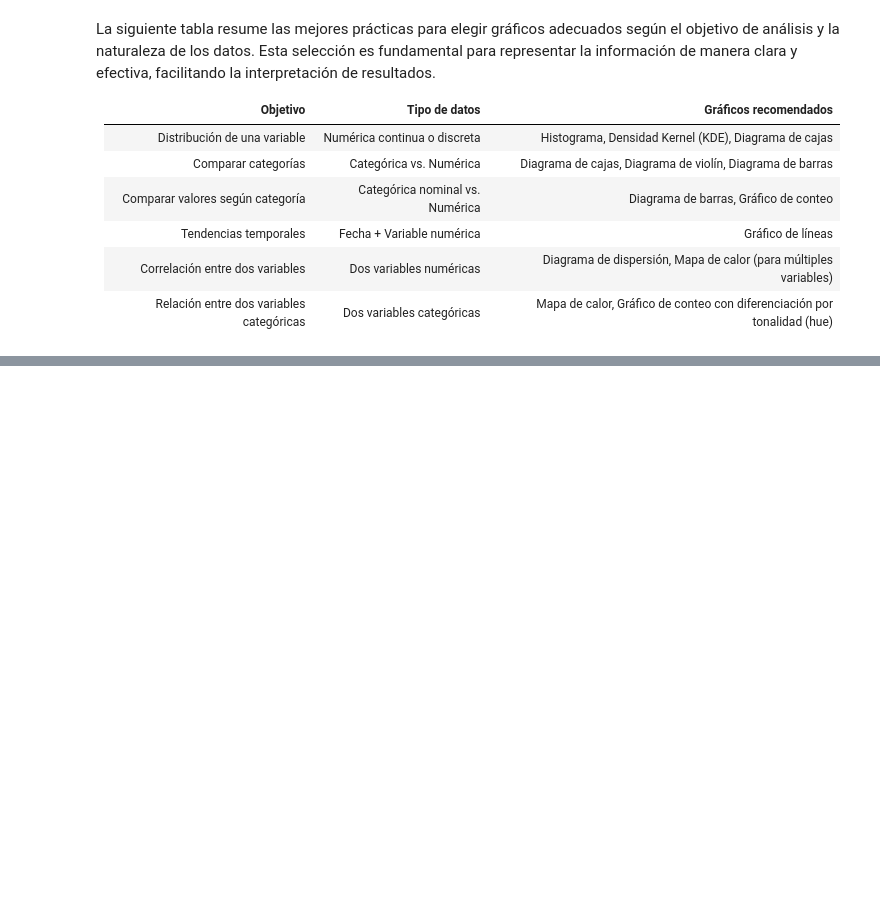
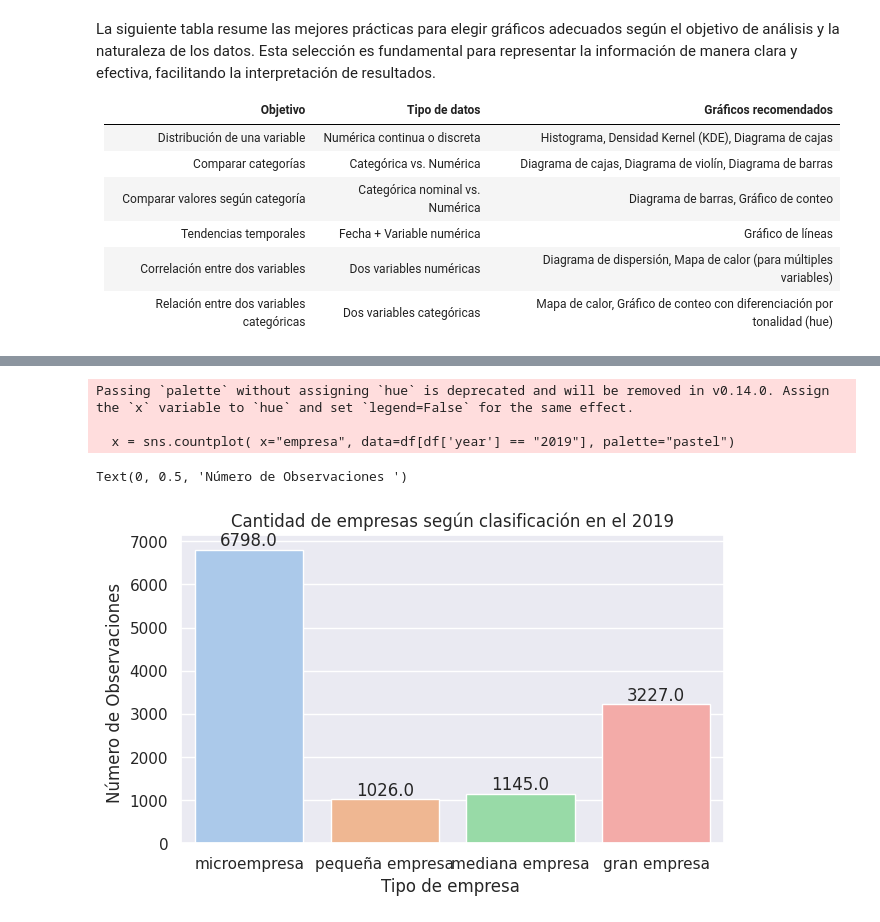
Before and after one commit to JonathanRosasV/PythonBasico2, a Jupyter notebook: Clase_1/python2_clase-1_lab.ipynb, the cells around one changed output, grey strips where cells are left out. Drawn from its saved outputs; the diff is of its cells as text; code cells hidden in the pictures; blank space fills up the shorter version.

```diff
--- a/Clase_1/python2_clase-1_lab.ipynb
+++ b/Clase_1/python2_clase-1_lab.ipynb
@@ -56,0 +73,13 @@ Data:
+# %%
+# Importar las librerías necesarias
+import pandas as pd
+import matplotlib.pyplot as plt
+import seaborn as sns
+
+
+
+# Importar la base de datos ENAHO y asignarla al DataFrame 'df'
+df = pd.read_stata("enaho.dta")
+
+# Mostrar las primeras filas para verificar la correcta importación
+df.head()
@@ -56,0 +124,30 @@ Data:
+# %%
+sns.set(style="darkgrid")
+# sns.set(style="whitegrid")
+# sns.set(style="white")
+#figure size
+
+fig, ax = plt.subplots( figsize=(7,4) )
+
+x = sns.countplot( x="empresa", data=df[df['year'] == "2019"], palette="pastel")
+
+
+
+# Iterar sobre las barras
+for p in ax.patches:
+    # Obtener la posición y la altura de la barra
+    height = p.get_height()
+    # Colocar el texto sobre la barra
+    ax.text(p.get_x() + p.get_width() / 2., height + 0.1, '{}'.format(height), ha='center', va='bottom')
+
+plt.title('Cantidad de empresas según clasificación en el 2019')
+plt.xlabel('Tipo de empresa ')
+plt.ylabel('Número de Observaciones ')
+
+# ax.grid(False)
+# %% [output]
+Passing `palette` without assigning `hue` is deprecated and will be removed in v0.14.0. Assign the `x` variable to `hue` and set `legend=False` for the same effect.
+
+  x = sns.countplot( x="empresa", data=df[df['year'] == "2019"], palette="pastel")
+Text(0, 0.5, 'Número de Observaciones ')
+[figure, added]
```
Also changed, not shown: parts of 33 cells of this notebook.
